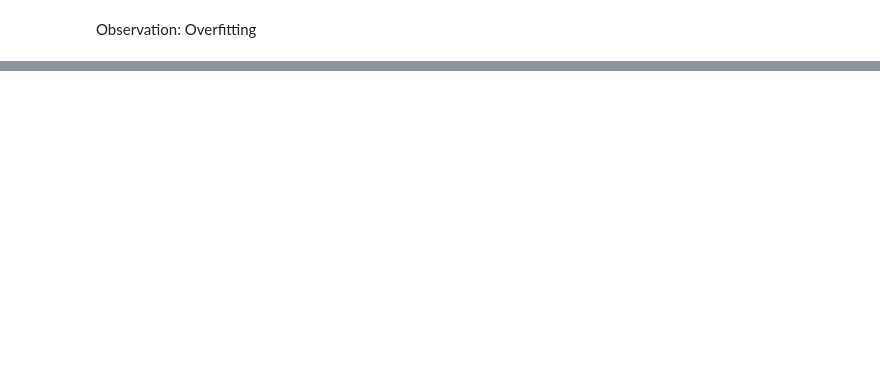
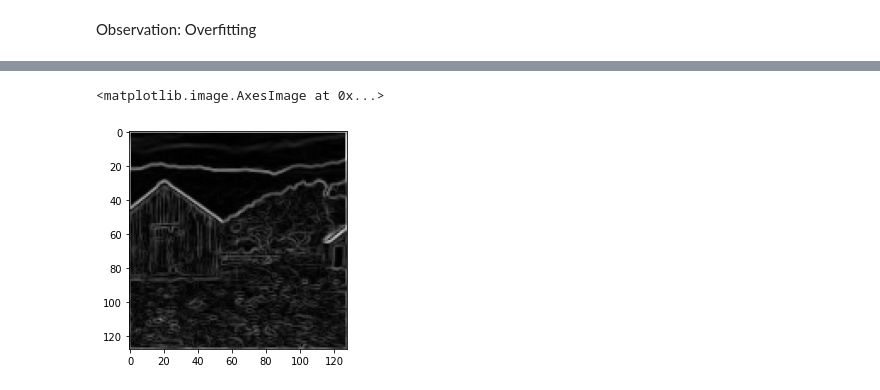
Before and after one commit to matthiasware/AGDML, a Jupyter notebook: exercise_4/solution.ipynb, the cells around one changed output, grey strips where cells are left out. Saved outputs shown, nothing was run; the diff lists cells and outputs as text; code cells hidden in the pictures; blank space fills up the shorter version.

```diff
--- a/exercise_4/solution.ipynb
+++ b/exercise_4/solution.ipynb
@@ -488,0 +292,20 @@ plt.tight_layout()
+# %%
+def grad_img(img):
+    # TODO: Calculate gradient image
+    kernel_x = np.array([[-1,0,1],[-2,0,2],[-1,0,1]])
+    kernel_y = np.array([[-1,-2,-1],[0,0,0],[1,2,1]])
+
+    I_x = convolute(img, kernel_x)
+    I_y = convolute(img, kernel_y)
+
+    G = np.sqrt(I_x**2+I_y**2)
+
+    return G
+
+# TODO: calculate + display gradient image
+img = X[2].reshape((128,128))
+grad = grad_img(img)
+plt.imshow(grad, cmap='gray')
+# %% [output]
+<matplotlib.image.AxesImage at 0x...>
+[figure, added]
```
Also changed, not shown: parts of 61 cells of this notebook, 2 other files.
